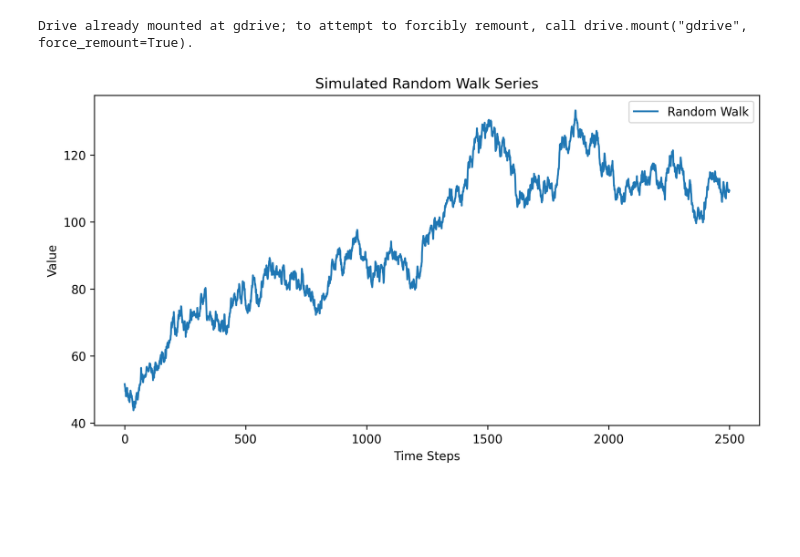
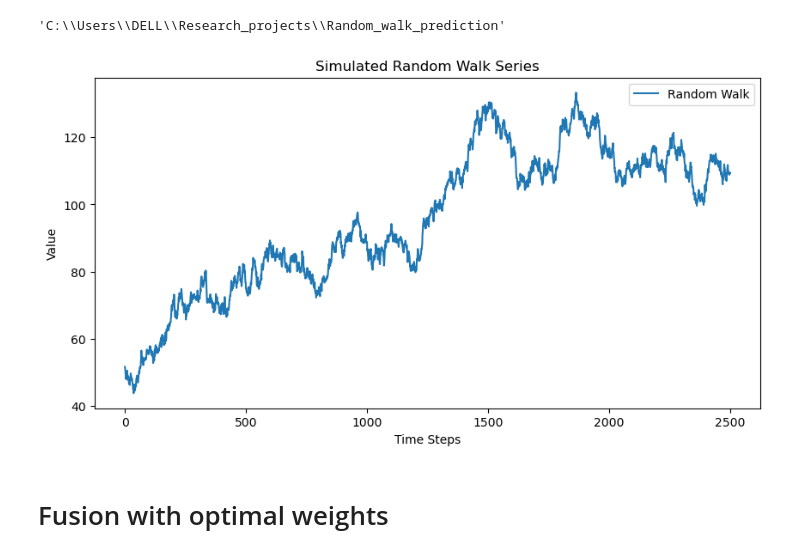
Before and after one commit to Zhang-Cheng-76200/Random-Walk-Prediction, a Jupyter notebook: Simulated_random_walk.ipynb, the cells around one changed output. Drawn from its saved outputs; the diff is of its cells as text; code cells hidden in the pictures; blank space fills up the shorter version.

```diff
--- a/Simulated_random_walk.ipynb
+++ b/Simulated_random_walk.ipynb
@@ -9,5 +5,0 @@ from scipy.stats import wilcoxon
-# %%
-from google.colab import drive
-drive.mount ('gdrive')
-# %% [output]
-Drive already mounted at gdrive; to attempt to forcibly remount, call drive.mount("gdrive", force_remount=True).
@@ -14,22 +14,26 @@ Drive already mounted at gdrive; to attempt to forcibly remount, call drive.moun
+# %%
+os.getcwd()
+# %% [output]
+'C:\\Users\\DELL\\Research_projects\\Random_walk_prediction'
 # %%
 # Parameters
 n_steps = 2500  # Number of steps in the random walk
 initial_value = 50  # Initial positive value to ensure all steps remain positive
 np.random.seed(1)  # Seed for reproducibility
 train_size = 2300  # Size of the training set
 # Simulate random walk data
 steps = np.random.normal(0, 1, n_steps).cumsum()  # Generate normal steps
 data = steps + initial_value  # Offset by the initial value to keep values positive
 
 # Display the random walk series
-plt.figure(figsize=(10, 5), dpi = 300)
+plt.figure(figsize=(10, 5))
 plt.plot(data, label='Random Walk')
 plt.title('Simulated Random Walk Series')
 plt.xlabel('Time Steps')
 plt.ylabel('Value')
 plt.legend()
-plt.savefig("/content/gdrive/MyDrive/Random_walk_prediction/figures/Simulated_random_walk.tif")
+plt.savefig("C:\\Users\\DELL\\Research_projects\\Random_walk_prediction\\figures\\Simulated_random_walk.png", dpi = 300)
 plt.show()
 # %% [output]
-[figure, old version]
+[figure, new version]
 # %%
@@ -64 +67,3 @@ naive_mse = np.mean((y_test - naive_test)**2)
+# %% [markdown]
+# Fusion with optimal weights
 # %%
```
Also changed, not shown: parts of 28 cells of this notebook.
